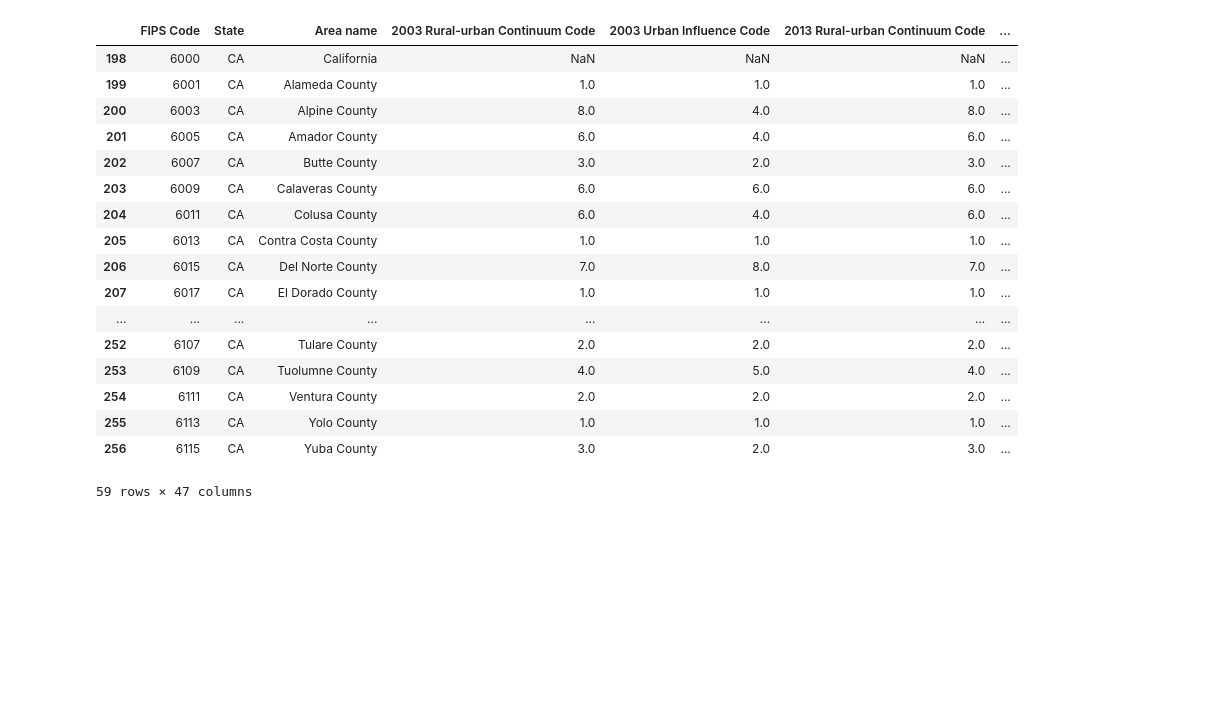
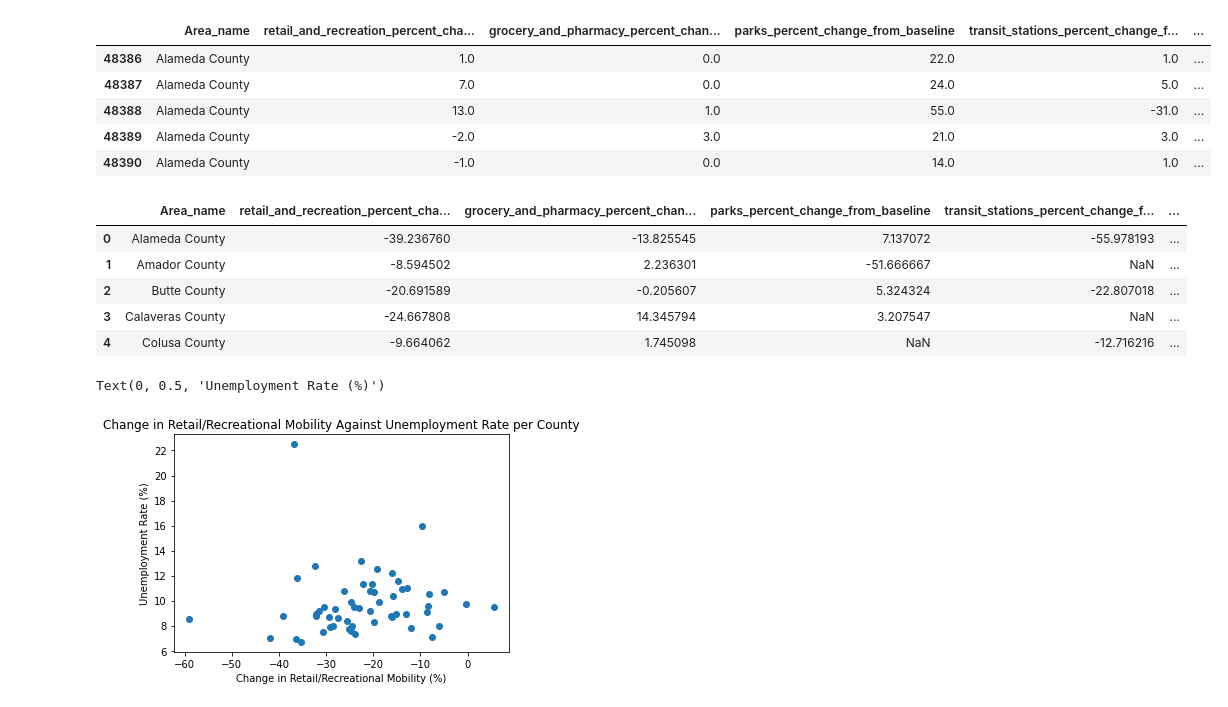
Before and after one commit to pkargupta/mobo102, a Jupyter notebook: Question 2 EDA.ipynb, the cells around one changed output. Drawn from its saved outputs; the diff is of its cells as text; code cells hidden in the pictures; blank space fills up the shorter version.

```diff
--- a/Question 2 EDA.ipynb
+++ b/Question 2 EDA.ipynb
@@ -86,22 +86,44 @@ education
 # %%
-ca_education = education[education.State=="CA"]
-ca_education
+# Reading mobility data and dropping irrelevent columns
+
+ca_mobility = pd.read_csv('2020_US_Region_Mobility_Report.csv')
+# mob_2021 = pd.read_csv('2021_US_Region_Mobility_Report.csv')
+# ca_mobility = pd.concat([mob_2020, mob_2021], ignore_index = True)
+ca_mobility = ca_mobility[ca_mobility.sub_region_1 == "California"]
+ca_mobility = ca_mobility.drop(['sub_region_1', 'iso_3166_2_code',
+                                'country_region_code', 'country_region', 'metro_area', 'place_id',
+                               'date', 'census_fips_code'], axis = 1)
+ca_mobility = ca_mobility.dropna(subset = ['sub_region_2'])
+ca_mobility = ca_mobility.rename(columns = {'sub_region_2': 'Area_name'})
+ca_mobility.head()
 # %% [output]
-|  | FIPS Code | State | Area name | 2003 Rural-urban Continuum Code | 2003 Urban Influence Code | 2013 Rural-urban Continuum Code | ... |
-| 198 | 6000 | CA | California | NaN | NaN | NaN | ... |
-| 199 | 6001 | CA | Alameda County | 1.0 | 1.0 | 1.0 | ... |
-| 200 | 6003 | CA | Alpine County | 8.0 | 4.0 | 8.0 | ... |
-| 201 | 6005 | CA | Amador County | 6.0 | 4.0 | 6.0 | ... |
-| 202 | 6007 | CA | Butte County | 3.0 | 2.0 | 3.0 | ... |
-| 203 | 6009 | CA | Calaveras County | 6.0 | 6.0 | 6.0 | ... |
-| 204 | 6011 | CA | Colusa County | 6.0 | 4.0 | 6.0 | ... |
-| 205 | 6013 | CA | Contra Costa County | 1.0 | 1.0 | 1.0 | ... |
-| 206 | 6015 | CA | Del Norte County | 7.0 | 8.0 | 7.0 | ... |
-| 207 | 6017 | CA | El Dorado County | 1.0 | 1.0 | 1.0 | ... |
-| ... | ... | ... | ... | ... | ... | ... | ... |
-| 252 | 6107 | CA | Tulare County | 2.0 | 2.0 | 2.0 | ... |
-| 253 | 6109 | CA | Tuolumne County | 4.0 | 5.0 | 4.0 | ... |
-| 254 | 6111 | CA | Ventura County | 2.0 | 2.0 | 2.0 | ... |
-| 255 | 6113 | CA | Yolo County | 1.0 | 1.0 | 1.0 | ... |
-| 256 | 6115 | CA | Yuba County | 3.0 | 2.0 | 3.0 | ... |
+|  | Area_name | retail_and_recreation_percent_cha... | grocery_and_pharmacy_percent_chan... | parks_percent_change_from_baseline | transit_stations_percent_change_f... | ... |
+| 48386 | Alameda County | 1.0 | 0.0 | 22.0 | 1.0 | ... |
+| 48387 | Alameda County | 7.0 | 0.0 | 24.0 | 5.0 | ... |
+| 48388 | Alameda County | 13.0 | 1.0 | 55.0 | -31.0 | ... |
+| 48389 | Alameda County | -2.0 | 3.0 | 21.0 | 3.0 | ... |
+| 48390 | Alameda County | -1.0 | 0.0 | 14.0 | 1.0 | ... |
-59 rows × 47 columns
+# %%
+# aggregate data by mean per county
+
+ca_mobility = ca_mobility.groupby(['Area_name']).agg('mean').reset_index()
+ca_mobility.head()
+# %% [output]
+|  | Area_name | retail_and_recreation_percent_cha... | grocery_and_pharmacy_percent_chan... | parks_percent_change_from_baseline | transit_stations_percent_change_f... | ... |
+| 0 | Alameda County | -39.236760 | -13.825545 | 7.137072 | -55.978193 | ... |
+| 1 | Amador County | -8.594502 | 2.236301 | -51.666667 | NaN | ... |
+| 2 | Butte County | -20.691589 | -0.205607 | 5.324324 | -22.807018 | ... |
+| 3 | Calaveras County | -24.667808 | 14.345794 | 3.207547 | NaN | ... |
+| 4 | Colusa County | -9.664062 | 1.745098 | NaN | -12.716216 | ... |
+# %%
+# plot unemployment rate and mobility
+umemp_mob_merged = ca_mobility.set_index(['Area_name']).join(
+    ca_unemployment.set_index(['Area_name']))
+
+plt.scatter(umemp_mob_merged['retail_and_recreation_percent_change_from_baseline'], umemp_mob_merged['Unemployment_rate_2020'])
+plt.title('Change in Retail/Recreational Mobility Against Unemployment Rate per County')
+plt.xlabel('Change in Retail/Recreational Mobility (%)')
+plt.ylabel('Unemployment Rate (%)')
+# %% [output]
+Text(0, 0.5, 'Unemployment Rate (%)')
+[figure, added]
```
Also changed, not shown: parts of 15 cells of this notebook.
